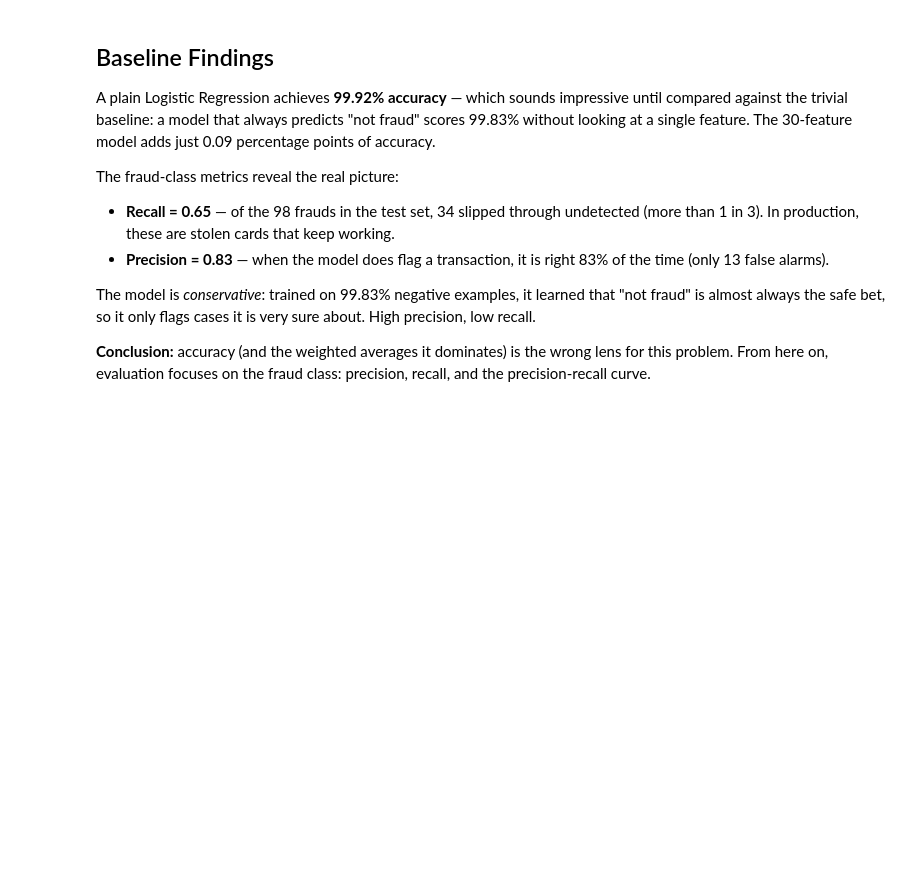
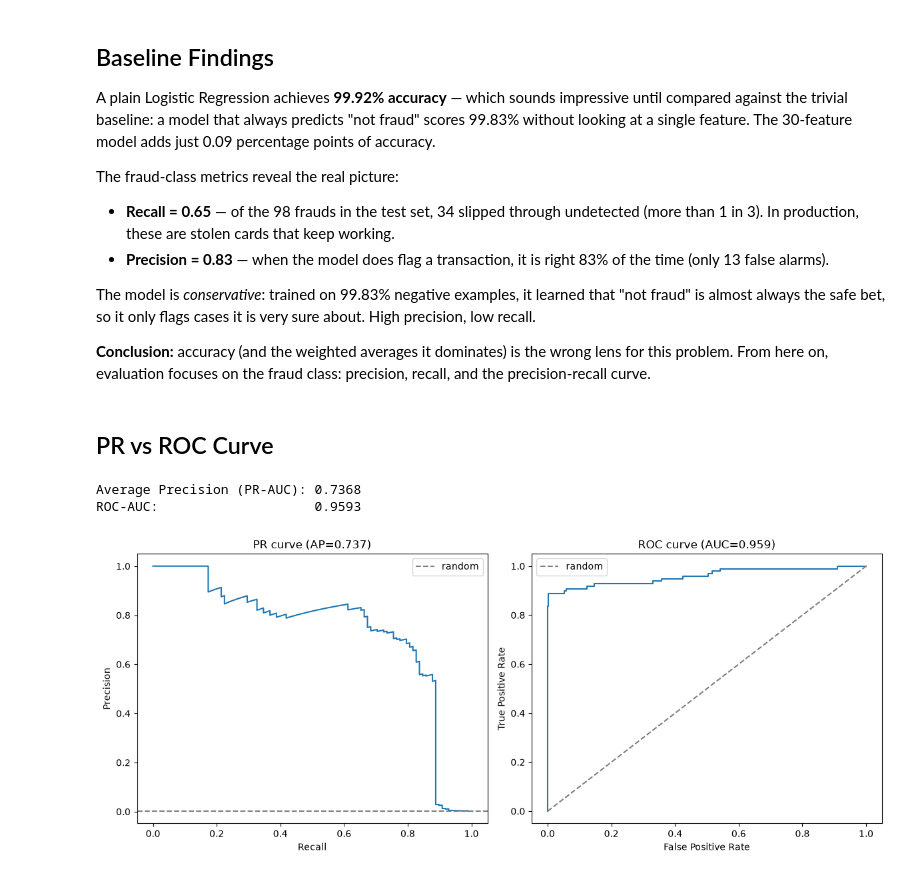
Before and after one commit to Thetis-Maria/fraud-detection, a Jupyter notebook: notebook/02_baseline.ipynb, the cells around one changed output. Saved outputs shown, nothing was run; the diff lists cells and outputs as text; code cells hidden in the pictures; blank space fills up the shorter version.

```diff
--- a/notebook/02_baseline.ipynb
+++ b/notebook/02_baseline.ipynb
@@ -73,3 +75,42 @@ very sure about. High precision, low recall.
 **Conclusion:** accuracy (and the weighted averages it dominates) is the wrong
 lens for this problem. From here on, evaluation focuses on the fraud class:
 precision, recall, and the precision-recall curve.
+# %% [markdown]
+## PR vs ROC Curve
+# %%
+from sklearn.metrics import (
+    precision_recall_curve, average_precision_score,
+    roc_curve, roc_auc_score
+)
+import matplotlib.pyplot as plt
+
+y_scores = model.predict_proba(X_test)[:, 1]
+
+ap = average_precision_score(y_test, y_scores)
+roc_auc = roc_auc_score(y_test, y_scores)
+print(f"Average Precision (PR-AUC): {ap:.4f}")
+print(f"ROC-AUC:                    {roc_auc:.4f}")
+
+fig, axes = plt.subplots(1, 2, figsize=(12, 5))
+
+# PR curve
+precision, recall, _ = precision_recall_curve(y_test, y_scores)
+axes[0].plot(recall, precision)
+axes[0].axhline(y_test.mean(), color="gray", ls="--", label="random")
+axes[0].set(xlabel="Recall", ylabel="Precision", title=f"PR curve (AP={ap:.3f})")
+axes[0].legend()
+
+# ROC curve
+fpr, tpr, _ = roc_curve(y_test, y_scores)
+axes[1].plot(fpr, tpr)
+axes[1].plot([0, 1], [0, 1], color="gray", ls="--", label="random")
+axes[1].set(xlabel="False Positive Rate", ylabel="True Positive Rate",
+            title=f"ROC curve (AUC={roc_auc:.3f})")
+axes[1].legend()
+
+plt.tight_layout()
+plt.show()
+# %% [output]
+Average Precision (PR-AUC): 0.7368
+ROC-AUC:                    0.9593
+[figure, added]
```
Also changed, not shown: parts of 2 cells of this notebook.
